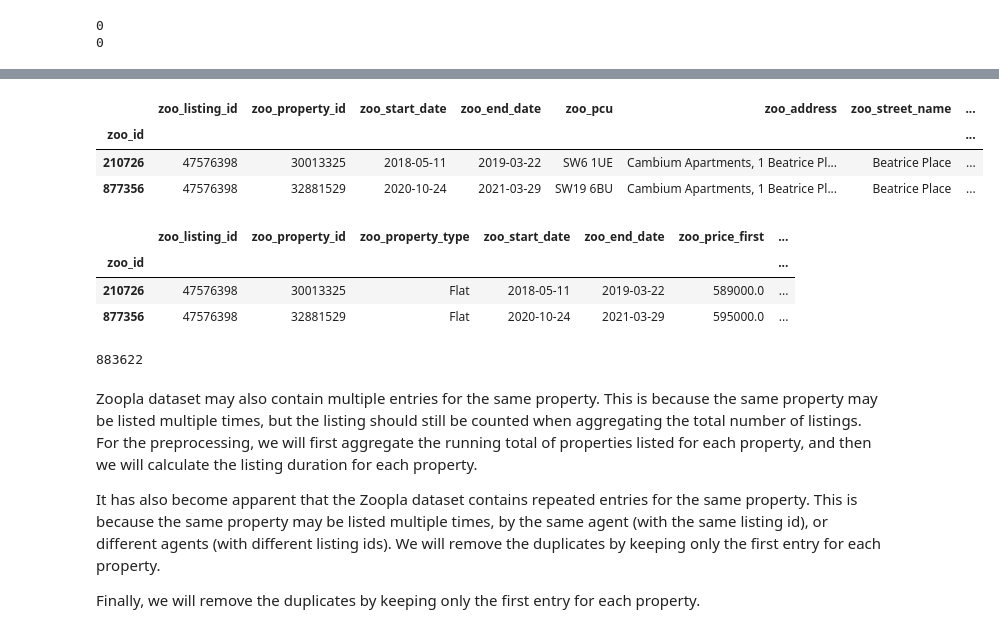
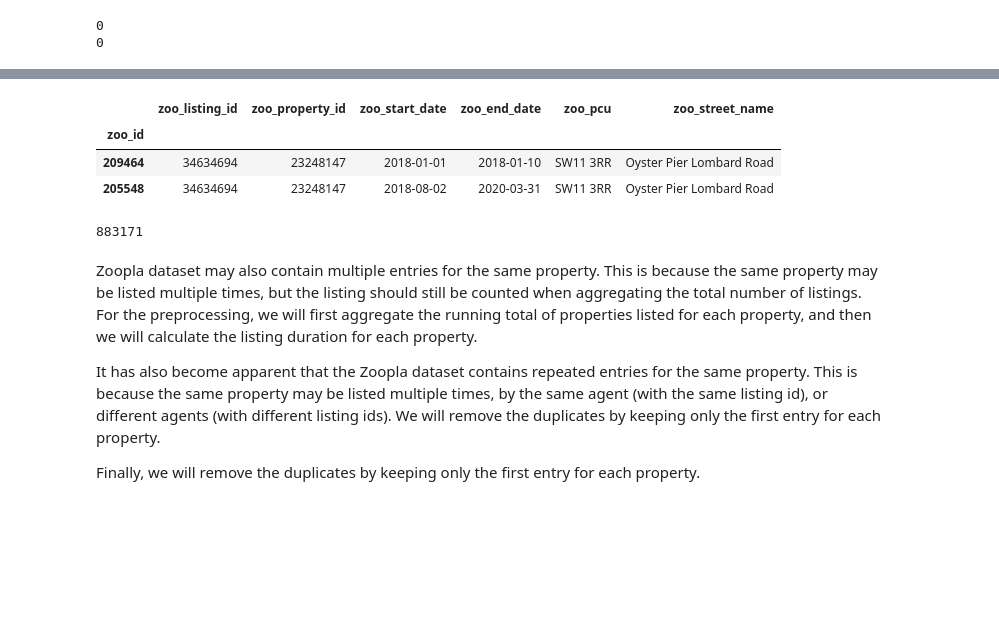
Before and after one commit to danielciao/avm-study-notebooks, a Jupyter notebook: 2_load_zoopla_data.ipynb, the cells around one changed output, grey strips where cells are left out. Saved outputs shown, nothing was run; the diff lists cells and outputs as text; code cells hidden in the pictures; blank space fills up the shorter version.

```diff
--- a/2_load_zoopla_data.ipynb
+++ b/2_load_zoopla_data.ipynb
@@ -235,21 +248,23 @@ memory usage: 385.2+ MB
 # %%
 def deduplicate_df(df):
-    # Sort by listing_id, property_id, and start_date
     df = df.sort_values(by=['zoo_listing_id', 'zoo_property_id', 'zoo_start_date'])
     df = df.drop_duplicates(subset=['zoo_listing_id', 'zoo_start_date', 'zoo_end_date'])
 
-    # Identify rows to merge
-    merge_mask = (df['zoo_listing_id'] == df['zoo_listing_id'].shift(-1)) & \
-                 (df['zoo_property_id'] == df['zoo_property_id'].shift(-1)) & \
-                 ((df['zoo_end_date'].dt.strftime('%m-%d') == '03-31') | (df['zoo_start_date'].shift(-1).dt.strftime('%m-%d') == '10-01'))
+    while True:
+        merge_mask = (
+            (df['zoo_listing_id'] == df['zoo_listing_id'].shift(-1)) &
+            (df['zoo_property_id'] == df['zoo_property_id'].shift(-1)) &
+            ((df['zoo_end_date'].dt.strftime('%m-%d') == '03-31') | (df['zoo_start_date'].shift(-1).dt.strftime('%m-%d') == '10-01'))
+        )
 
-    # Update end_date for these rows
-    df.loc[merge_mask, 'zoo_end_date'] = df['zoo_end_date'].shift(-1)
+        # If no rows to merge, break out of loop
+        if not any(merge_mask):
+            break
 
-    # Drop the rows that were used to update the previous rows
-    df = df[~merge_mask.shift(periods=1, fill_value=False)]
+        df.loc[merge_mask, 'zoo_end_date'] = df['zoo_end_date'].shift(-1)
+        df = df[~merge_mask.shift(periods=1, fill_value=False)]
+
     df = df.rename_axis('zoo_id')
-
     return df
 # %%
 dedup_df = deduplicate_df(all_zoo_df)
@@ -431,30 +469,21 @@ print(len(sequential_results.loc[sequential_results['zoo_started_not_ended'] !=
 # %%
-dedup_df[dedup_df['zoo_listing_id'] == 47576398][[
+dedup_df[dedup_df['zoo_listing_id'] == 34634694][[
   'zoo_listing_id',
   'zoo_property_id',
   'zoo_start_date',
   'zoo_end_date',
   'zoo_pcu',
-  'zoo_address',
-  'zoo_street_name',
-  'zoo_property_num'
+  'zoo_street_name'
 ]]
 # %% [output]
-|  | zoo_listing_id | zoo_property_id | zoo_start_date | zoo_end_date | zoo_pcu | zoo_address | zoo_street_name | ... |
-| zoo_id |  |  |  |  |  |  |  | ... |
-| 210726 | 47576398 | 30013325 | 2018-05-11 | 2019-03-22 | SW6 1UE | Cambium Apartments, 1 Beatrice Pl... | Beatrice Place | ... |
-| 877356 | 47576398 | 32881529 | 2020-10-24 | 2021-03-29 | SW19 6BU | Cambium Apartments, 1 Beatrice Pl... | Beatrice Place | ... |
+|  | zoo_listing_id | zoo_property_id | zoo_start_date | zoo_end_date | zoo_pcu | zoo_street_name |
+| zoo_id |  |  |  |  |  |  |
+| 209464 | 34634694 | 23248147 | 2018-01-01 | 2018-01-10 | SW11 3RR | Oyster Pier Lombard Road |
+| 205548 | 34634694 | 23248147 | 2018-08-02 | 2020-03-31 | SW11 3RR | Oyster Pier Lombard Road |
-# %%
-dedup_df[dedup_df['zoo_listing_id'] == 47576398]
-# %% [output]
-|  | zoo_listing_id | zoo_property_id | zoo_property_type | zoo_start_date | zoo_end_date | zoo_price_first | ... |
-| zoo_id |  |  |  |  |  |  | ... |
-| 210726 | 47576398 | 30013325 | Flat | 2018-05-11 | 2019-03-22 | 589000.0 | ... |
-| 877356 | 47576398 | 32881529 | Flat | 2020-10-24 | 2021-03-29 | 595000.0 | ... |
 # %%
 len(dedup_df)
 # %% [output]
-883622
+883171
 # %% [markdown]
 Zoopla dataset may also contain multiple entries for the same property. This is because the same property may be listed multiple times, but the listing should still be counted when aggregating the total number of listings. For the preprocessing, we will first aggregate the running total of properties listed for each property, and then we will calculate the listing duration for each property.
 
```
Also changed, not shown: parts of 21 cells of this notebook, 4 other files.
